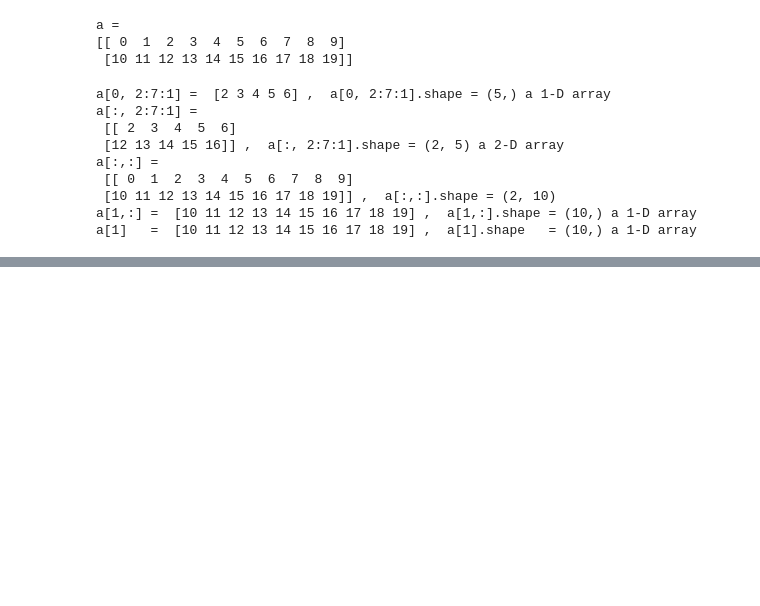
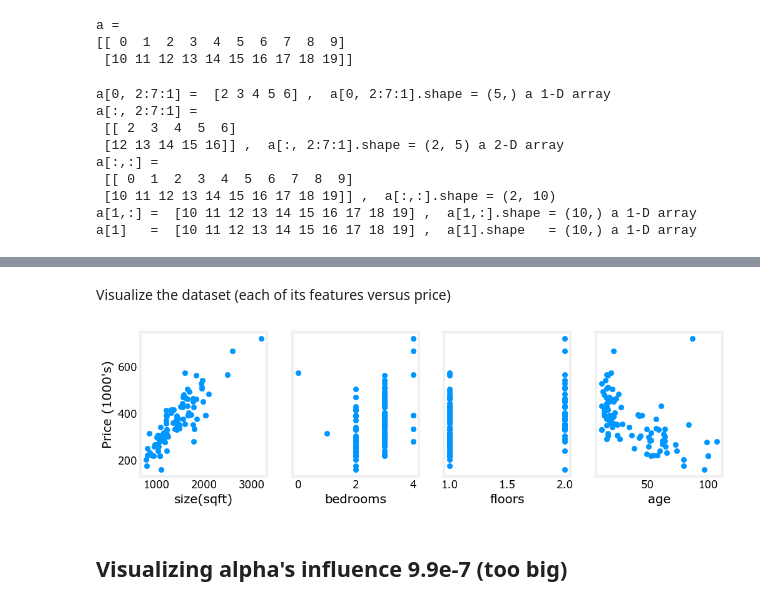
Before and after one commit to Rodmr092/ML-Intro-Andrew-NG, a Jupyter notebook: C1-Supervised ML_Regression and Classification/Week 2/W2_test_notebook.ipynb, the cells around one changed output, grey strips where cells are left out. Drawn from its saved outputs; the diff is of its cells as text; code cells hidden in the pictures; blank space fills up the shorter version.

```diff
--- a/C1-Supervised ML_Regression and Classification/Week 2/W2_test_notebook.ipynb
+++ b/C1-Supervised ML_Regression and Classification/Week 2/W2_test_notebook.ipynb
@@ -328,0 +349,7 @@ a[1]   =  [10 11 12 13 14 15 16 17 18 19] ,  a[1].shape   = (10,) a 1-D array
+# %%
+X_train = np.array(
+    [[2104, 5, 1, 45],
+     [1416, 3, 2, 40],
+     [852, 2, 1, 35]]
+     )
+y_train = np.array([460, 232, 178])
@@ -328,0 +489,17 @@ a[1]   =  [10 11 12 13 14 15 16 17 18 19] ,  a[1].shape   = (10,) a 1-D array
+# %%
+X_train, y_train = load_house_data()
+X_features = ['size(sqft)','bedrooms','floors','age']
+print(X_train.size, X_train.shape)
+# %% [markdown]
+Visualize the dataset (each of its features versus price)
+# %%
+fig,ax=plt.subplots(1, 4, figsize=(12, 3), sharey=True)
+for i in range(len(ax)):
+    ax[i].scatter(X_train[:,i],y_train)
+    ax[i].set_xlabel(X_features[i])
+ax[0].set_ylabel("Price (1000's)")
+plt.show()
+# %% [output]
+[figure, added]
+# %% [markdown]
+## Visualizing alpha's influence 9.9e-7 (too big)
```
Also changed, not shown: parts of 44 cells of this notebook, 1 other file.
